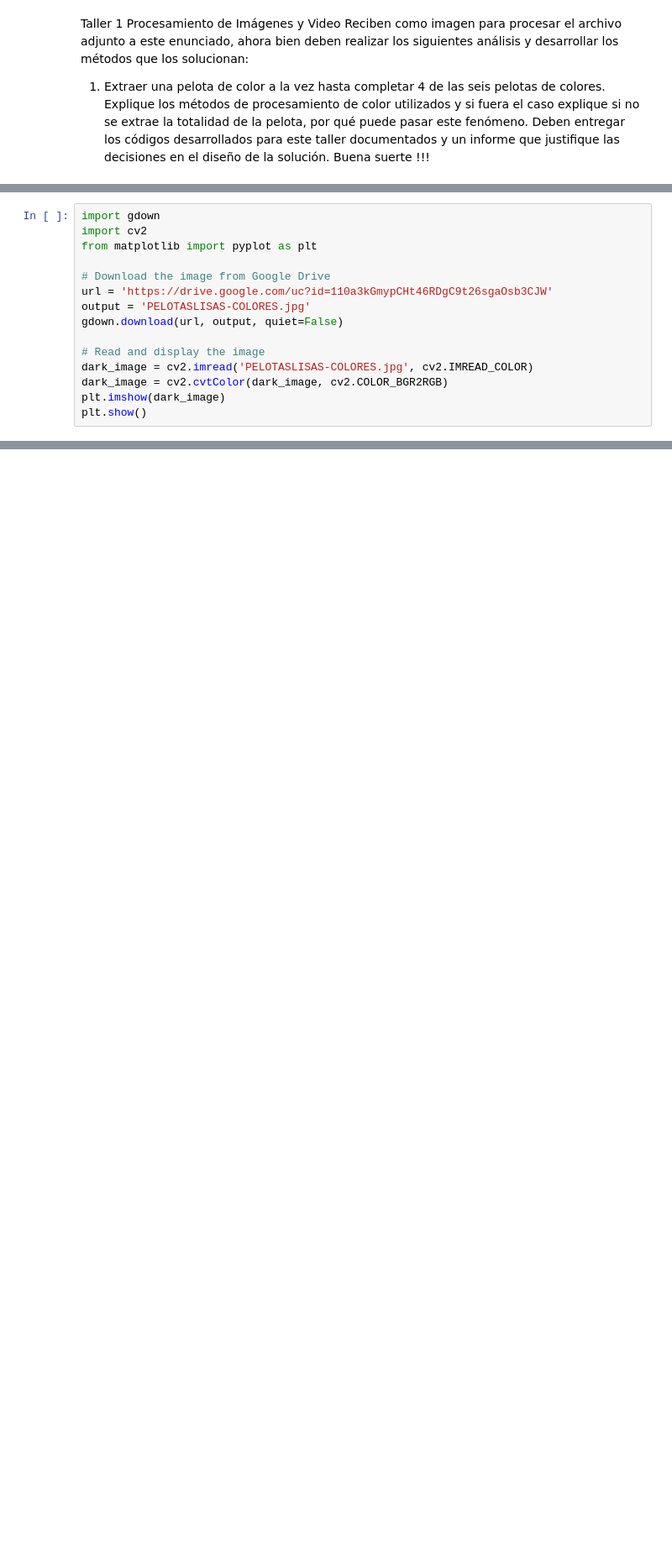
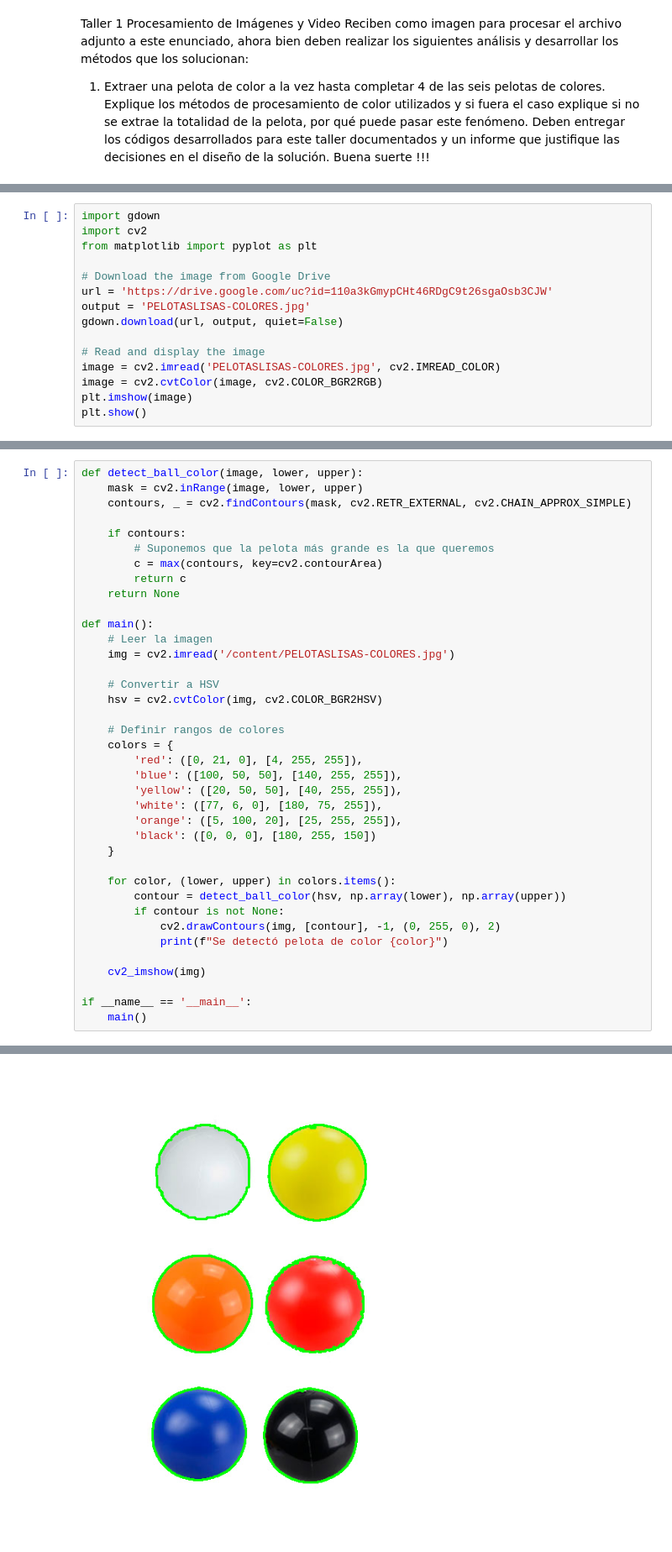
Before and after one commit to jsebastianquiroga/IMAGE_VIDEO_PROCESSING_PUJ, a Jupyter notebook: Talleres/Taller_1.ipynb, the cells around one changed output, grey strips where cells are left out. Shown at 84% size. Saved outputs shown, nothing was run; the diff lists cells and outputs as text; blank space fills up the shorter version.

```diff
--- a/Talleres/Taller_1.ipynb
+++ b/Talleres/Taller_1.ipynb
@@ -29,12 +30,51 @@ output = 'PELOTASLISAS-COLORES.jpg'
 gdown.download(url, output, quiet=False)
 
 # Read and display the image
-dark_image = cv2.imread('PELOTASLISAS-COLORES.jpg', cv2.IMREAD_COLOR)
-dark_image = cv2.cvtColor(dark_image, cv2.COLOR_BGR2RGB)
-plt.imshow(dark_image)
+image = cv2.imread('PELOTASLISAS-COLORES.jpg', cv2.IMREAD_COLOR)
+image = cv2.cvtColor(image, cv2.COLOR_BGR2RGB)
+plt.imshow(image)
 plt.show()
 # %% [output]
 Downloading...
 From: https://drive.google.com/uc?id=110a3kGmypCHt46RDgC9t26sgaOsb3CJW
 To: /content/PELOTASLISAS-COLORES.jpg
 [figure]
+# %%
+def detect_ball_color(image, lower, upper):
+    mask = cv2.inRange(image, lower, upper)
+    contours, _ = cv2.findContours(mask, cv2.RETR_EXTERNAL, cv2.CHAIN_APPROX_SIMPLE)
+
+    if contours:
+        # Suponemos que la pelota más grande es la que queremos
+        c = max(contours, key=cv2.contourArea)
+        return c
+    return None
+
+def main():
+    # Leer la imagen
+    img = cv2.imread('/content/PELOTASLISAS-COLORES.jpg')
+
+    # Convertir a HSV
+    hsv = cv2.cvtColor(img, cv2.COLOR_BGR2HSV)
+
+    # Definir rangos de colores
+    colors = {
+        'red': ([0, 21, 0], [4, 255, 255]),
+        'blue': ([100, 50, 50], [140, 255, 255]),
+        'yellow': ([20, 50, 50], [40, 255, 255]),
+        'white': ([77, 6, 0], [180, 75, 255]),
+        'orange': ([5, 100, 20], [25, 255, 255]),
+        'black': ([0, 0, 0], [180, 255, 150])
+    }
+
+    for color, (lower, upper) in colors.items():
+        contour = detect_ball_color(hsv, np.array(lower), np.array(upper))
+        if contour is not None:
+            cv2.drawContours(img, [contour], -1, (0, 255, 0), 2)
+            print(f"Se detectó pelota de color {color}")
+
+    cv2_imshow(img)
+
+if __name__ == '__main__':
+    main()
+# %% [output]
@@ -40,0 +87 @@ To: /content/PELOTASLISAS-COLORES.jpg
+[figure, added]
```
Also changed, not shown: parts of 2 cells of this notebook.
